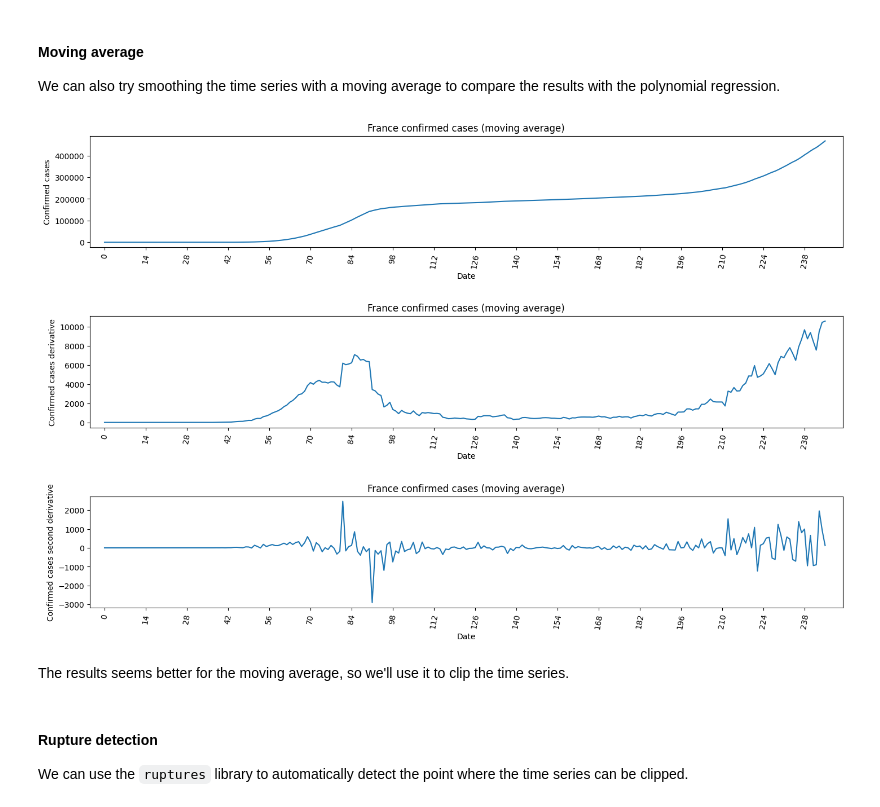
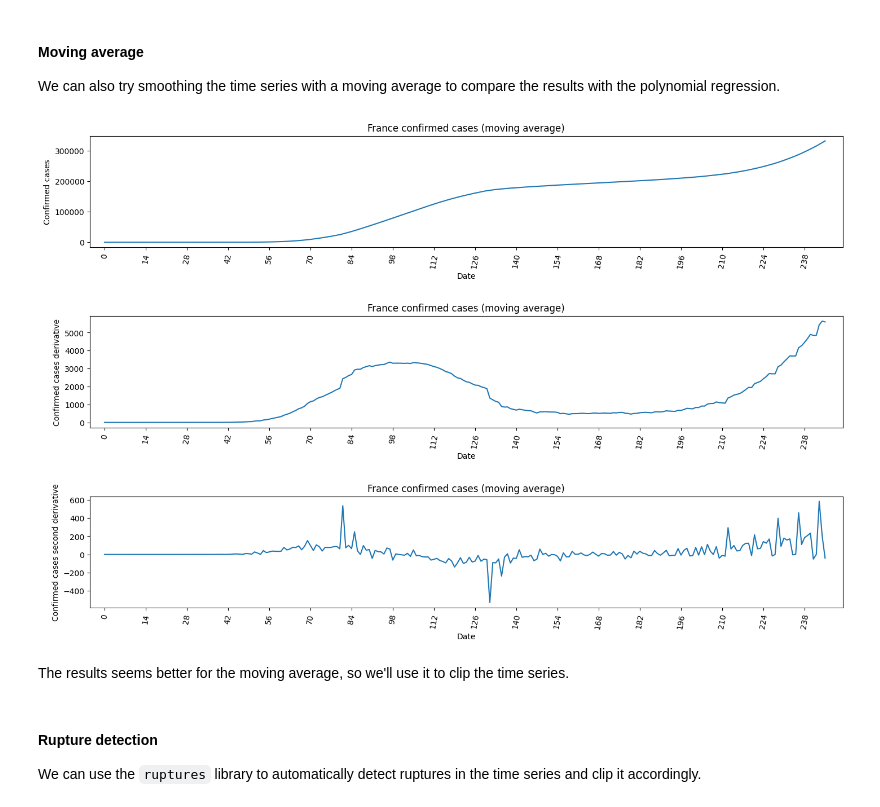
Before and after one commit to BigBaz54/Covid_spread, a Jupyter notebook: clipping_curves.ipynb, the cells around one changed output. Cells and saved outputs as stored; diff of their text form; code cells hidden in the pictures.

Commit message:
[+] clipping curves with derivatives

```diff
--- a/clipping_curves.ipynb
+++ b/clipping_curves.ipynb
@@ -91,45 +91,46 @@ plt.show()
 We can also try smoothing the time series with a moving average to compare the results with the polynomial regression.
 # %%
 def moving_average(data, window):
-    s = pd.Series(data).rolling(window=window).mean()
+    # Dont pad with zeros, just use the mean of the first window elements
+    s = pd.Series(data).rolling(window=window, min_periods=1).mean()
     s.fillna(data[:window].mean(), inplace=True)
     return s
 
 country = 'France'
-window = 10
+window = 50
 
 fig, axs = plt.subplots(3, 1, figsize=(15, 10))
 
 country_data = data[data['Country'] == country]
 country_data = country_data.drop(columns=['Country'])
 
 x = range(len(country_data.columns))
 y = country_data.values[0]
 
 y_smooth = moving_average(y, window)
 d1_smooth = [y_smooth[i] - y_smooth[i-1] if i > 0 else 0 for i in range(len(y_smooth))]
 d2_smooth = [d1_smooth[i] - d1_smooth[i-1] if i > 0 else 0 for i in range(len(d1_smooth))]
 
 for i, d in enumerate([y_smooth, d1_smooth, d2_smooth]):
     axs[i].plot(x, d)
     axs[i].set_title(f'{country} confirmed cases (moving average)')
     axs[i].set_xlim(-5, len(x) + 5)
     axs[i].set_xlabel('Date')
     axs[i].tick_params(axis='x', rotation=80)
     axs[i].xaxis.set_major_locator(plt.MultipleLocator(14))
 
 axs[0].set_ylabel('Confirmed cases')
 axs[1].set_ylabel('Confirmed cases derivative')
 axs[2].set_ylabel('Confirmed cases second derivative')
 fig.tight_layout(pad=3.0)
 plt.show()
 # %% [output]
-[figure, old version]
+[figure, new version]
 # %% [markdown]
 The results seems better for the moving average, so we'll use it to clip the time series.
 # %% [markdown]
 #### Rupture detection
-We can use the `ruptures` library to automatically detect the point where the time series can be clipped.
+We can use the `ruptures` library to automatically detect ruptures in the time series and clip it accordingly.
 # %%
 import matplotlib.pyplot as plt
 import ruptures as rpt
```
Also changed, not shown: parts of 4 cells of this notebook.
